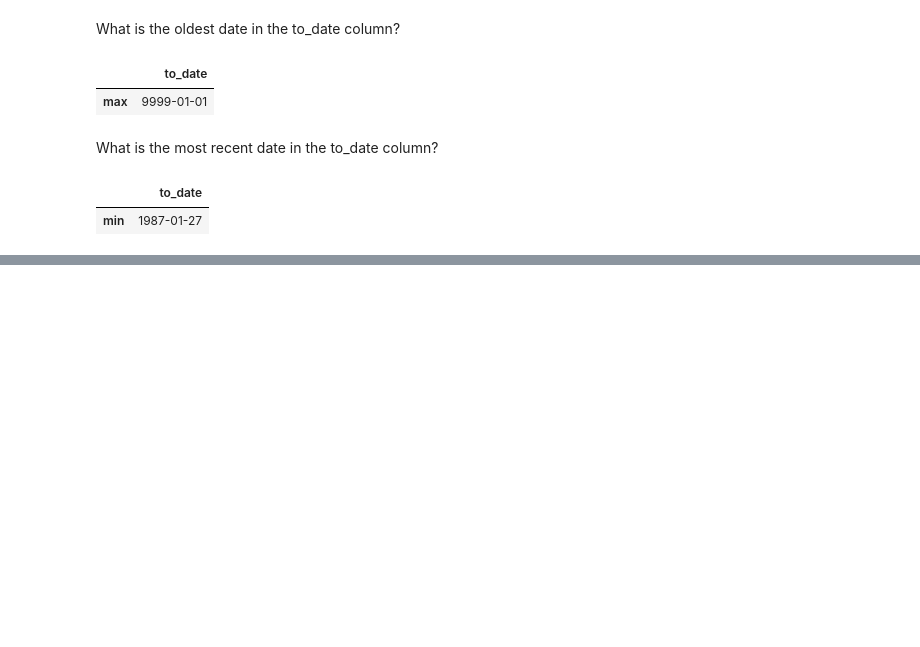
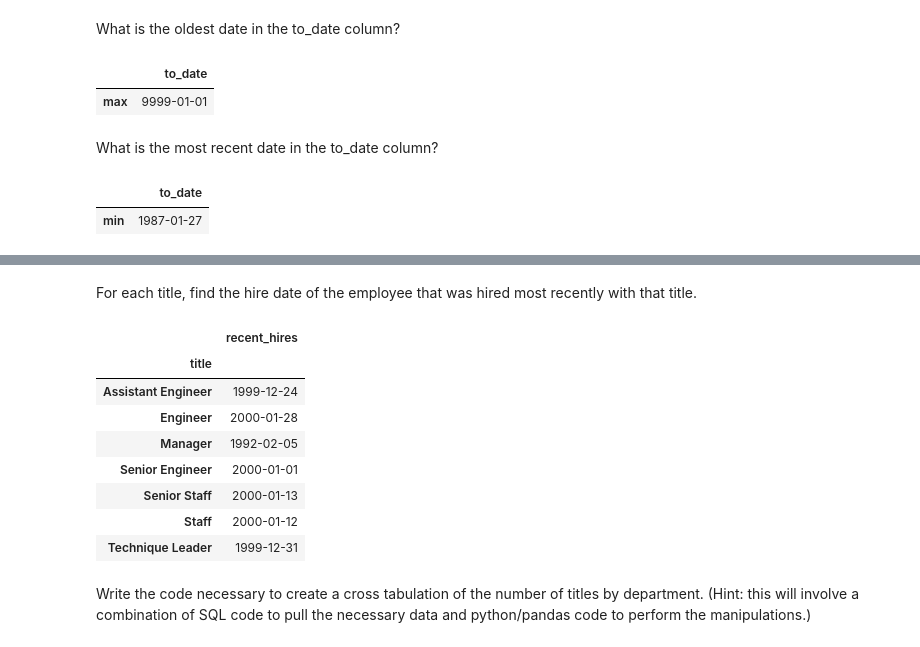
Before and after one commit to Bartholomew-Taylor/data-science-library, a Jupyter notebook: advanced_dataframes_exercise.ipynb, the cells around one changed output, grey strips where cells are left out. Drawn from its saved outputs; the diff is of its cells as text; code cells hidden in the pictures; blank space fills up the shorter version.

```diff
--- a/advanced_dataframes_exercise.ipynb
+++ b/advanced_dataframes_exercise.ipynb
@@ -410,0 +418,16 @@ pd.crosstab(df_emp,df_)
+# %% [markdown]
+For each title, find the hire date of the employee that was hired most recently with that title.
+# %%
+emp_w_title.groupby('title').hire_date.agg([max]).rename(columns = {'max':'recent_hires'})
+# %% [output]
+|  | recent_hires |
+| title |  |
+| Assistant Engineer | 1999-12-24 |
+| Engineer | 2000-01-28 |
+| Manager | 1992-02-05 |
+| Senior Engineer | 2000-01-01 |
+| Senior Staff | 2000-01-13 |
+| Staff | 2000-01-12 |
+| Technique Leader | 1999-12-31 |
+# %% [markdown]
+Write the code necessary to create a cross tabulation of the number of titles by department. (Hint: this will involve a combination of SQL code to pull the necessary data and python/pandas code to perform the manipulations.)
```
Also changed, not shown: parts of 47 cells of this notebook.
